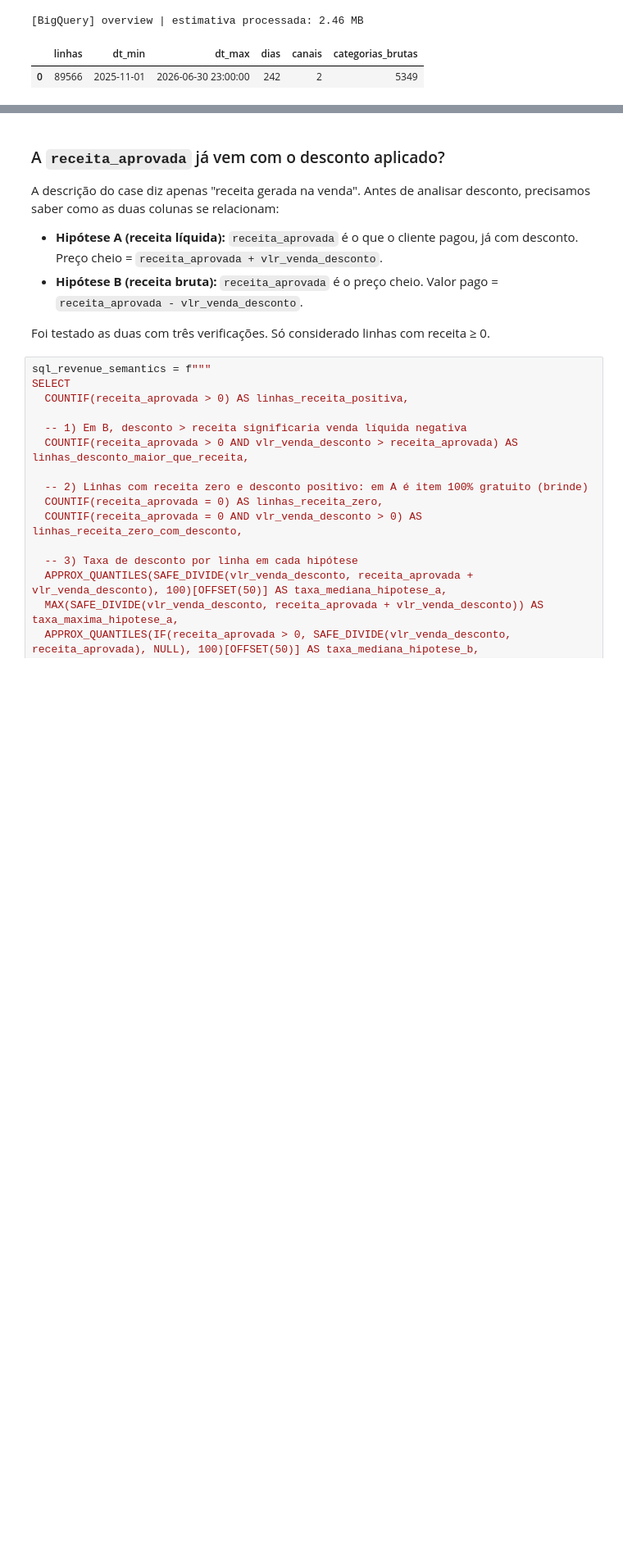
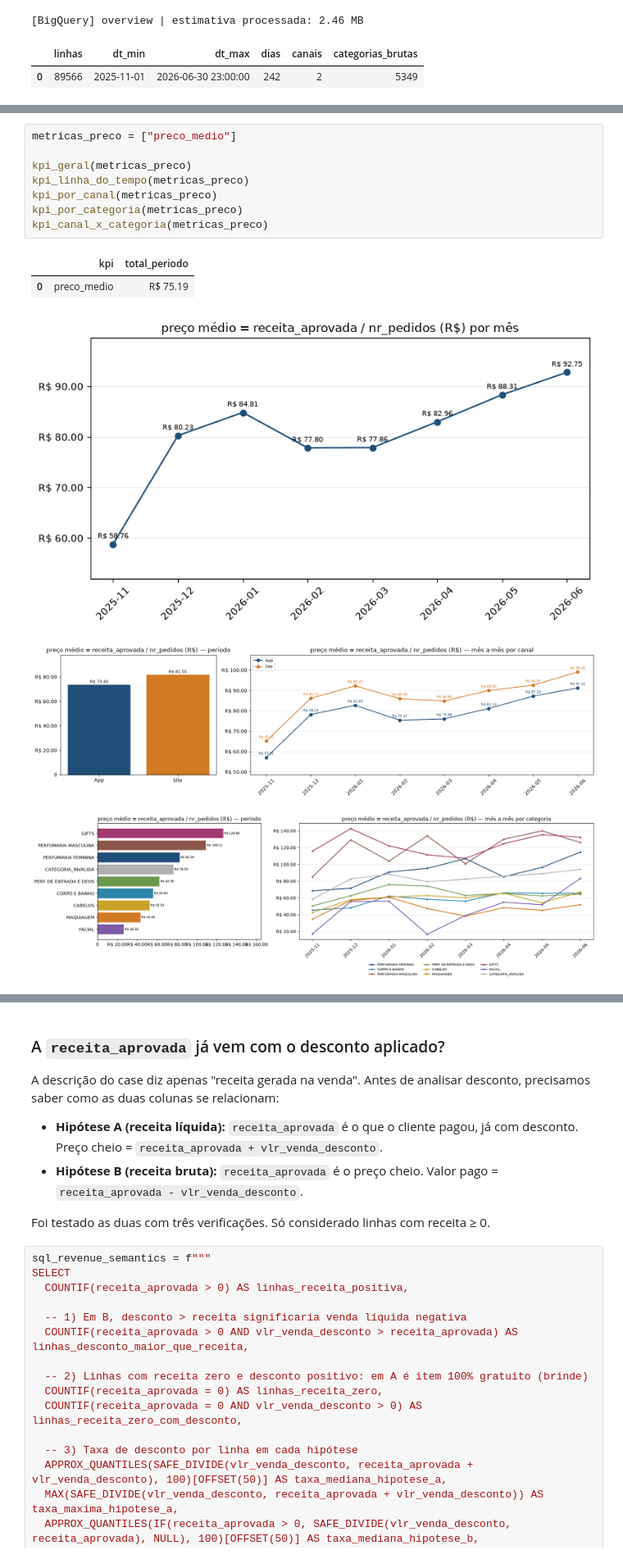
Before and after one commit to guisoares10/Projeto-GB, a Jupyter notebook: notebooks/01_eda_data_quality.ipynb, the cells around one changed output, grey strips where cells are left out. Shown at 82% size. Saved outputs shown, nothing was run; the diff lists cells and outputs as text; blank space fills up the shorter version.

```diff
--- a/notebooks/01_eda_data_quality.ipynb
+++ b/notebooks/01_eda_data_quality.ipynb
@@ -884,0 +563,14 @@ A análise é feita no **grão diário**, evitando interpretar cada linha horár
+# %%
+metricas_preco = ["preco_medio"]
+
+kpi_geral(metricas_preco)
+kpi_linha_do_tempo(metricas_preco)
+kpi_por_canal(metricas_preco)
+kpi_por_categoria(metricas_preco)
+kpi_canal_x_categoria(metricas_preco)
+# %% [output]
+|  | kpi | total_periodo |
+| 0 | preco_medio | R$ 75.19 |
+[figure, added]
+[figure, added]
+[figure, added]
```
Also changed, not shown: parts of 51 cells of this notebook.
